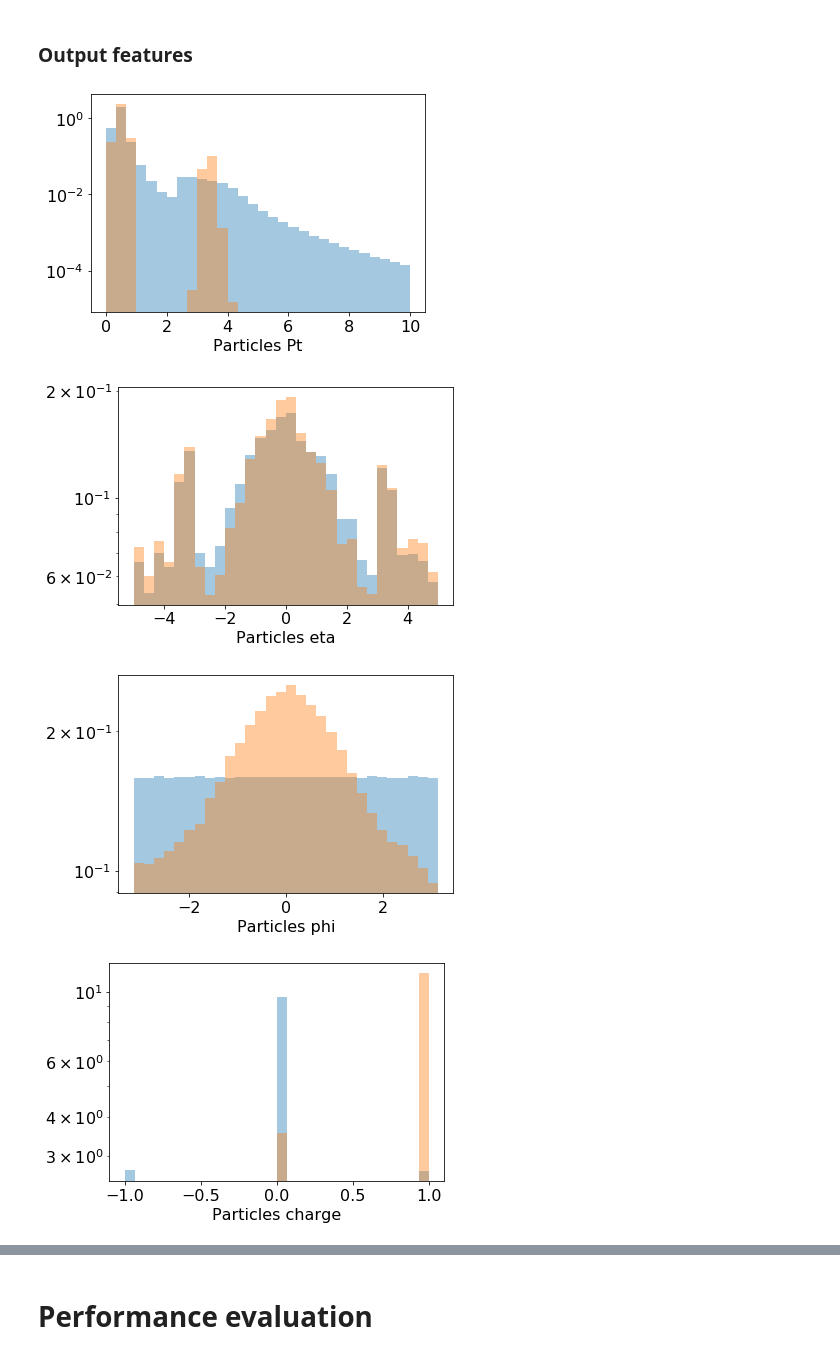
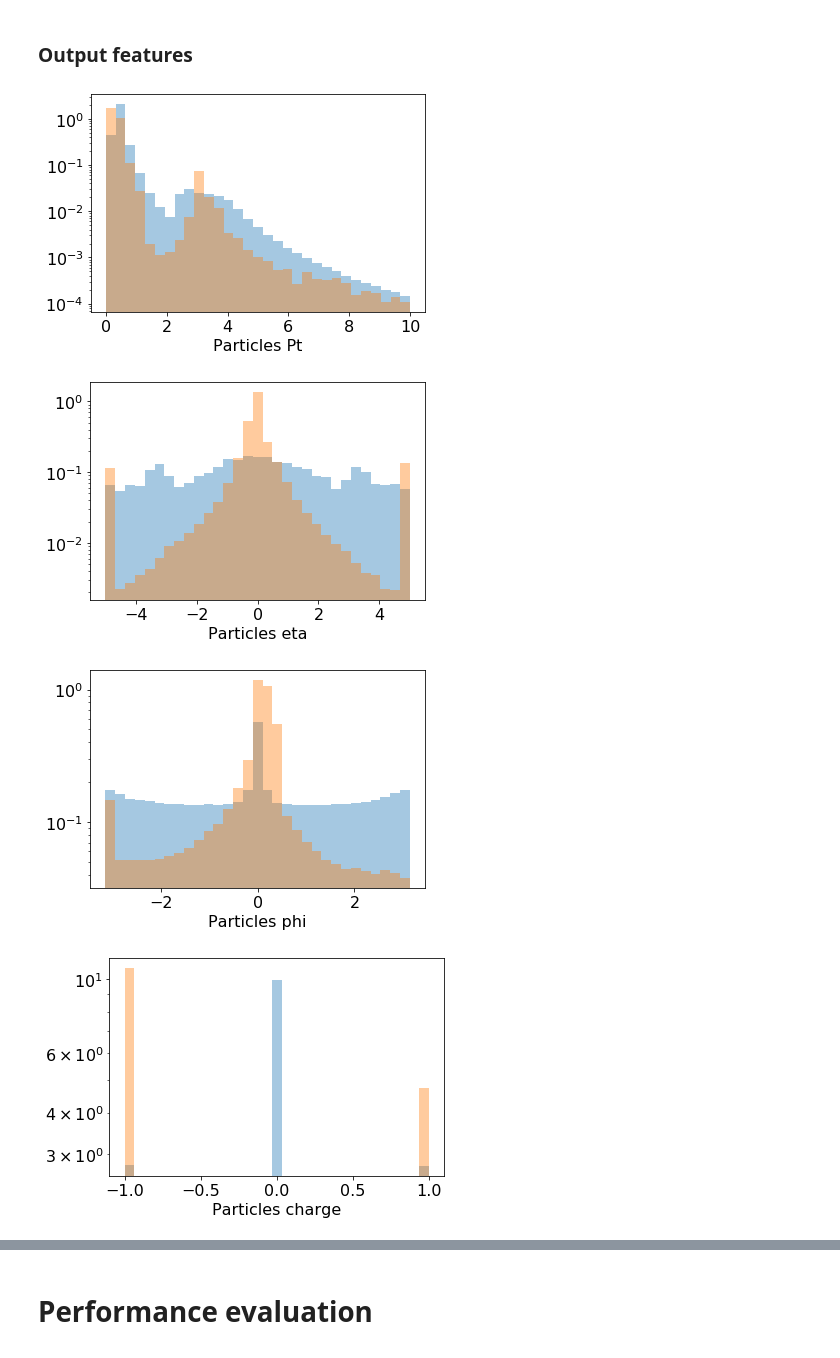
Before and after one commit to ocerri/ParticleBasedAnomalyDetection, a Jupyter notebook: denseAE/dAE_v2.ipynb, the cells around one changed output, grey strips where cells are left out. Cells and saved outputs as stored; diff of their text form; code cells hidden in the pictures.

Commit message:
Dense re-trained and first iAE

```diff
--- a/denseAE/dAE_v2.ipynb
+++ b/denseAE/dAE_v2.ipynb
@@ -43,9 +43,9 @@ dnd = []
 # %%
 from dataLoaders import ParticleDataset
 # %%
-dataset = ParticleDataset(template='../data/20190702_50part_PtOrder_v1/{}.npy', N_part=20, N_features=5)
+dataset = ParticleDataset(template='../data/20190708_50part_PtOrder_v2/{}.npy', N_part=20, N_features=5)
 # %%
-dataset.loadTrainSM(N_train_max=2e6)
+dataset.loadTrainSM(N_train_max=1e7)
 dataset.charge(dataset.SMMix_train)
 # %% [output]
 Fetching Wlnu
@@ -502,8 +478,8 @@ dataset.charge(dataset.SMMix_val)
 x = dataset.inputs
 model.eval()
 if model.onGPU:
-    x_prime = model(torch.from_numpy(x[:10000]).cuda()).cpu().detach().numpy()
-    z = model.encode(torch.from_numpy(x[:10000]).cuda()).cpu().detach().numpy()
+    x_prime = model(torch.from_numpy(x[:10000]).cuda(model.N_GPU)).cpu().detach().numpy()
+    z = model.encode(torch.from_numpy(x[:10000]).cuda(model.N_GPU)).cpu().detach().numpy()
 else:
     x_prime = model(torch.from_numpy(x[:10000])).cpu().detach().numpy()
     z = model.encode(torch.from_numpy(x[:10000])).cpu().detach().numpy()
@@ -536,18 +512,18 @@ for i in range(z.shape[1]):
 # %%
 for i in range(x_prime.shape[2]):
     x_aux = x[:,:,i].flatten()
     xp_aux = x_prime[:,:,i].flatten()
     f = plt.figure(i)
     r = (min(np.min(x_aux), np.min(xp_aux)), max(np.max(x_aux), np.max(xp_aux)))
     if i == 0:
         r = (0,10)
-    plt.hist(x_aux, bins=30, range=r, alpha=0.4, density=True)
-    plt.hist(xp_aux, bins=30, range=r, alpha=0.4, density=True)
+    plt.hist(x_aux, bins=31, range=r, alpha=0.4, density=True)
+    plt.hist(xp_aux, bins=31, range=r, alpha=0.4, density=True)
     plt.xlabel('Particles ' + dataset.feature_names[i])
     plt.yscale('log')
     dnd.append(f)
 # %% [output]
-[figure, old version]
+[figure, new version]
-[figure, old version]
+[figure, new version]
-[figure, old version]
+[figure, new version]
-[figure, old version]
+[figure, new version]
```
Also changed, not shown: parts of 16 cells of this notebook, 26 other files.
